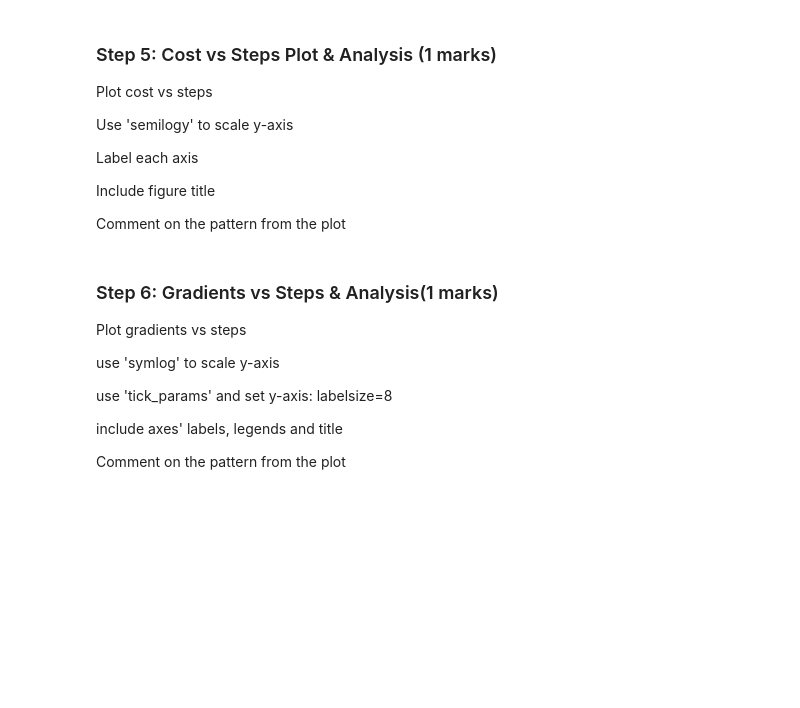
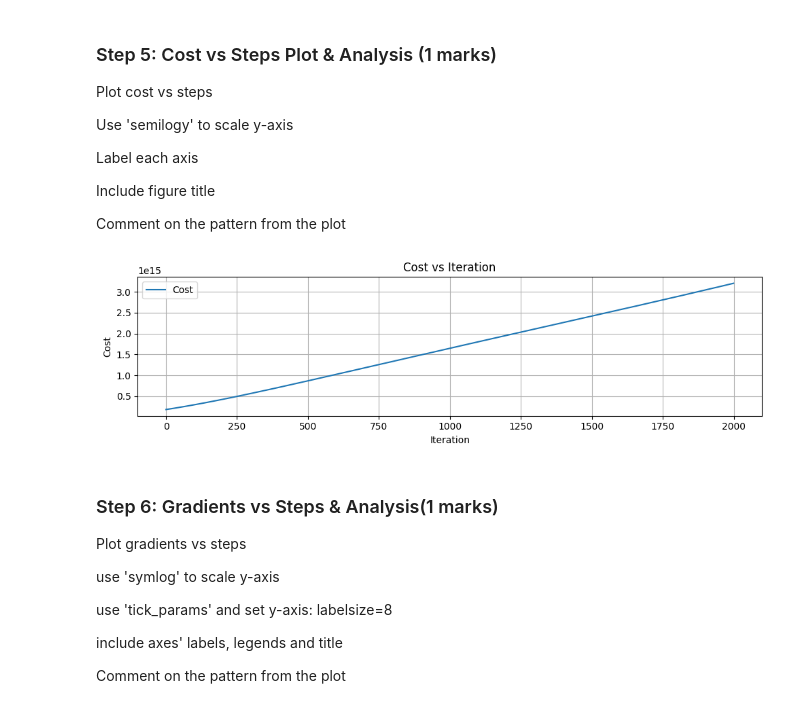
Before and after one commit to NazilaAbedini/ENGG680_2025_Fall, a Jupyter notebook: Lab_Assignment2/Assignment2_Upload.ipynb, the cells around one changed output. Drawn from its saved outputs; the diff is of its cells as text; code cells hidden in the pictures; blank space fills up the shorter version.

```diff
--- a/Lab_Assignment2/Assignment2_Upload.ipynb
+++ b/Lab_Assignment2/Assignment2_Upload.ipynb
@@ -467,8 +476,3 @@ Call euclidean_norm function to calculate geometric distance.
 
 
 **Recall elements of the design matrix A in the previous LSE function.**
-# %%
-# Gradient of the cost function with respect to the unknowns (x_r, y_r, z_r, cdT)
-def gradient(rec_pos, cdT, sat_pos, pseudorange):
-    #...
-    return grad
@@ -551,0 +595,22 @@ optimized_params = #...
+# %%
+optimized_params, steps_count, arr_cost, arr_grad, arr_err = gradient_descent(
+    pseudorange, sat_pos
+)
+
+# print the mentioned metrics
+print("\n=== Gradient Descent Results ===\n")
+
+print("Optimized parameters [xr, yr, zr, cdt]:")
+print(optimized_params)
+
+print("\nFinal position error of receiver (m):")
+print(np.linalg.norm(optimized_params[:3] - GroundTruth))
+
+print("\nNumber of steps taken for convergence:")
+print(steps_count)
+
+print("\nFinal cost value:")
+print(arr_cost[-1])
+
+print("\nFinal gradient value:")
+print(arr_grad[-1])
@@ -561,15 +643,25 @@ Include figure title
 
 Comment on the pattern from the plot
 # %%
-fig , ax = plt.subplots(nrows=1,ncols=1, figsize=(10,3))
+fig, ax = plt.subplots(nrows=1, ncols=1, figsize=(10,3))
+
 # (0.5 marks)
-# ...
+# plot the cost values collected from gradient descent
+ax.plot(arr_cost, label="Cost")
+ax.set_xlabel("Iteration")
+ax.set_ylabel("Cost")
+ax.set_title("Cost vs Iteration")
+ax.legend()
+
 ax.grid(True)
 fig.tight_layout()
 plt.show()
 
 # Comment on the pattern (0.5 marks)
-# ...
+# The cost decreases initially but then increases again, indicating divergence
+# due to a too-large learning rate or the non-convexity of the problem.
+# %% [output]
+[figure, added]
 # %% [markdown]
 ### Step 6: Gradients vs Steps & Analysis(1 marks)
 Plot gradients vs steps
```
Also changed, not shown: parts of 7 cells of this notebook.
